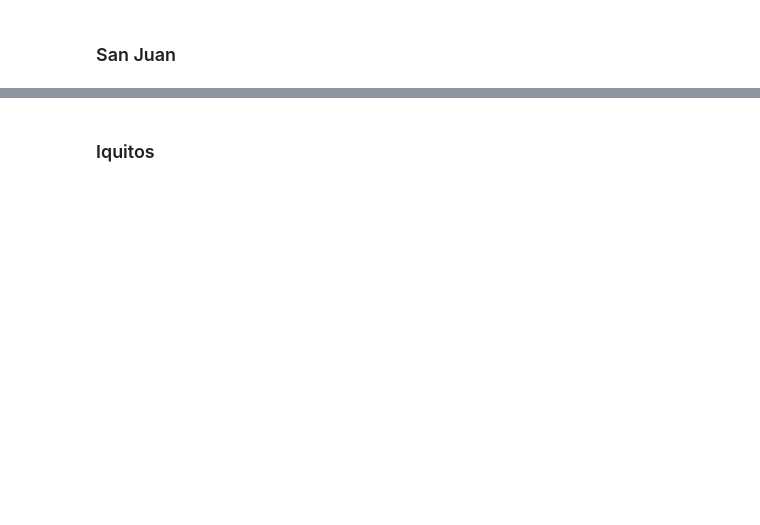
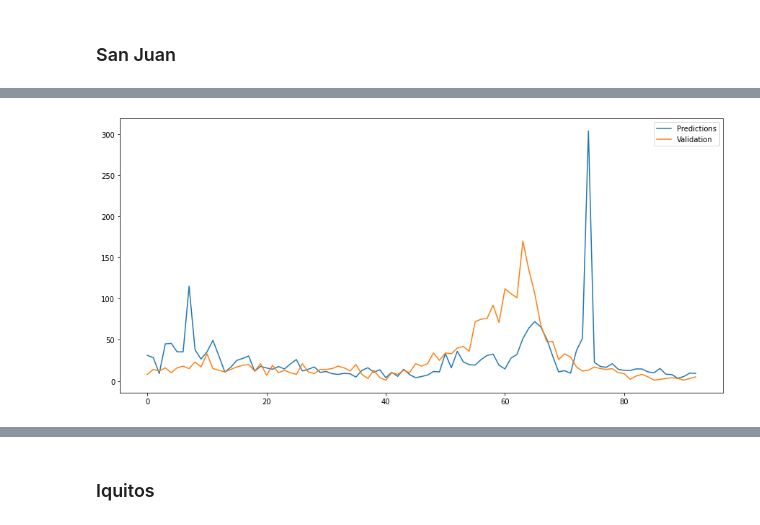
Before and after one commit to GGC17/deng, a Jupyter notebook: train.ipynb, the cells around one changed output, grey strips where cells are left out. Saved outputs shown, nothing was run; the diff lists cells and outputs as text; code cells hidden in the pictures; blank space fills up the shorter version.

```diff
--- a/train.ipynb
+++ b/train.ipynb
@@ -43,0 +79,27 @@ def rfr(X_train, X_val, y_train, y_val):
+# %%
+def xgb(X_train, X_val, y_train, y_val):
+
+    model = XGBRegressor(
+    max_depth=10,
+    n_estimator=500,
+    eta=0.3,
+    subsample=0.9,
+    alpha=0.8,
+    min_child_weight=1,
+    reg_lambda=1.8)
+
+    model.fit(
+    X_train,
+    y_train,
+    eval_metric = 'mae',
+    eval_set=[(X_train, y_train), (X_val, y_val)])
+
+    y_pred = model.predict(X_val)
+
+    #Predictions
+    predictions = {'y_pred' : y_pred}
+    df_predictions = pd.DataFrame.from_dict(predictions)
+
+    print ("Test  MAE error :", mean_absolute_error(y_pred, y_val))
+
+    return model, df_predictions
@@ -58,0 +158,2 @@ Best Parameters:
+# %%
+model_xgb_sj, pred_xgb_sj = xgb(X_train_sj, X_val_sj, y_train_sj, y_val_sj)
@@ -58,0 +178,4 @@ Best Parameters:
+# %%
+plot_errors(pred_xgb_sj, y_val_sj)
+# %% [output]
+[figure, added]
```
Also changed, not shown: parts of 28 cells of this notebook, 1 other file.
